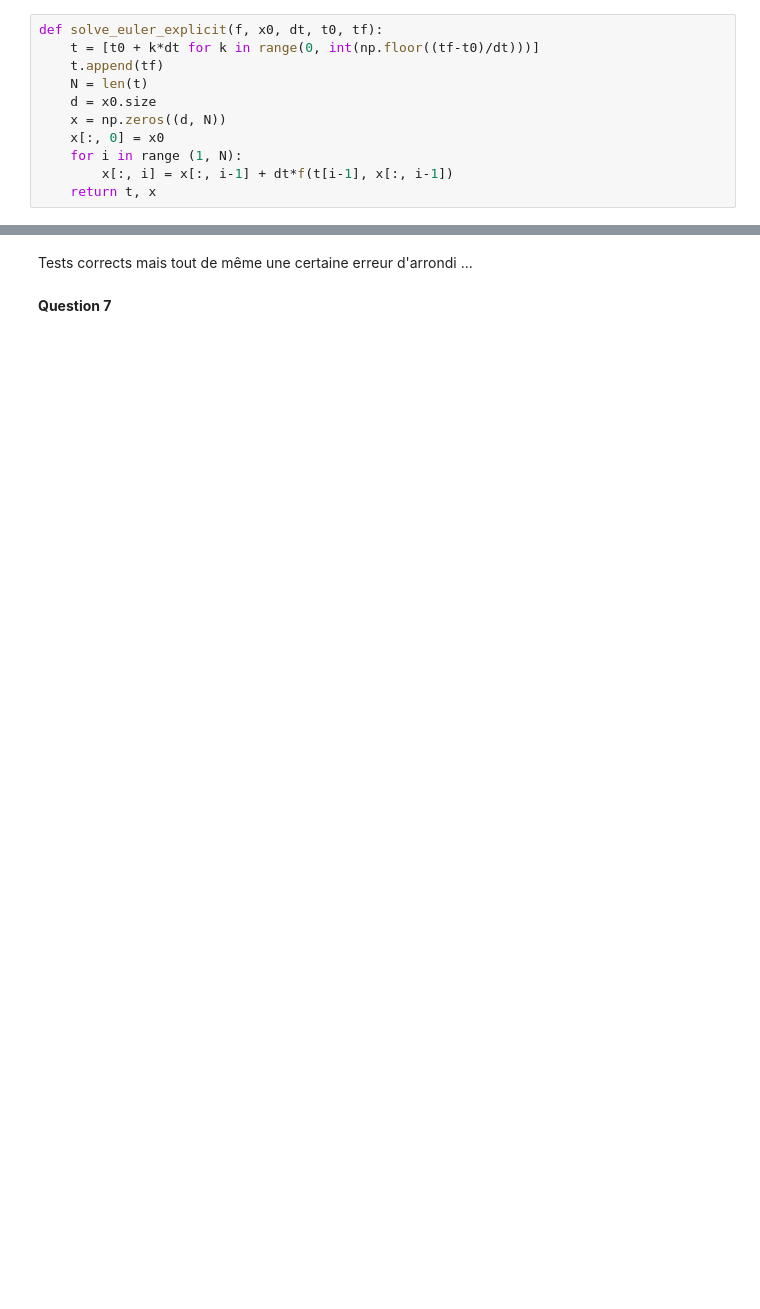
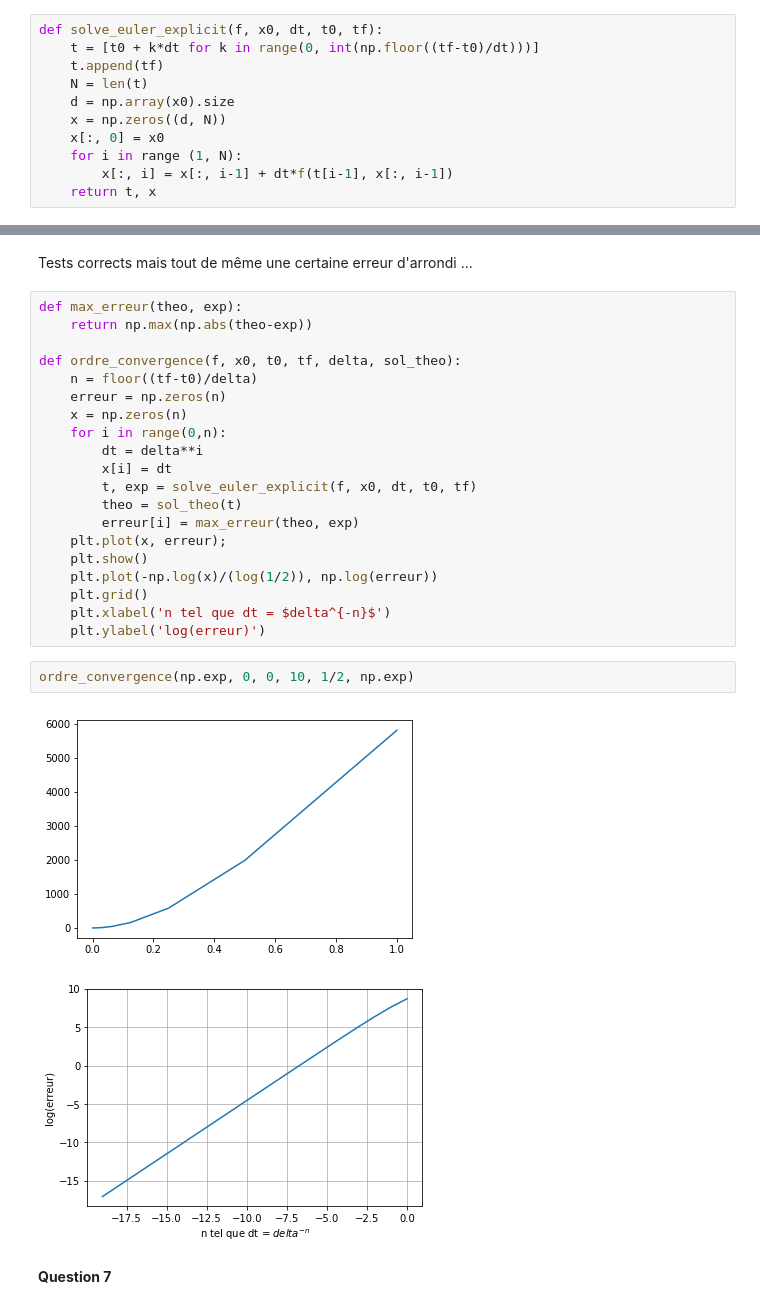
Before and after one commit to laureb01/Lotka-Volterra, a Jupyter notebook: Rendu.ipynb, the cells around one changed output, grey strips where cells are left out. Saved outputs shown, nothing was run; the diff lists cells and outputs as text; blank space fills up the shorter version.

Commit message:
Question 4 + Euler implicite

```diff
--- a/Rendu.ipynb
+++ b/Rendu.ipynb
@@ -117,7 +172,7 @@ def solve_euler_explicit(f, x0, dt, t0, tf):
     t = [t0 + k*dt for k in range(0, int(np.floor((tf-t0)/dt)))]
     t.append(tf)
     N = len(t)
-    d = x0.size
+    d = np.array(x0).size
     x = np.zeros((d, N))
     x[:, 0] = x0
     for i in range (1, N):
@@ -147,6 +201,31 @@ solve_euler_explicit(f1, np.array([0, 1]), 1, 0, 5)
         [1.    , 1.    , 1.01  , 1.03  , 1.0601, 1.1005]]))
 # %% [markdown]
 Tests corrects mais tout de même une certaine erreur d'arrondi ...
+# %%
+def max_erreur(theo, exp):
+    return np.max(np.abs(theo-exp))
+
+def ordre_convergence(f, x0, t0, tf, delta, sol_theo):
+    n = floor((tf-t0)/delta)
+    erreur = np.zeros(n)
+    x = np.zeros(n)
+    for i in range(0,n):
+        dt = delta**i
+        x[i] = dt
+        t, exp = solve_euler_explicit(f, x0, dt, t0, tf)
+        theo = sol_theo(t)
+        erreur[i] = max_erreur(theo, exp)
+    plt.plot(x, erreur);
+    plt.show()
+    plt.plot(-np.log(x)/(log(1/2)), np.log(erreur))
+    plt.grid()
+    plt.xlabel('n tel que dt = $delta^{-n}$')
+    plt.ylabel('log(erreur)')
+# %%
+ordre_convergence(np.exp, 0, 0, 10, 1/2, np.exp)
+# %% [output]
+[figure, added]
+[figure, added]
 # %% [markdown]
 **Question 7**
 # %%
```
Also changed, not shown: parts of 14 cells of this notebook.
